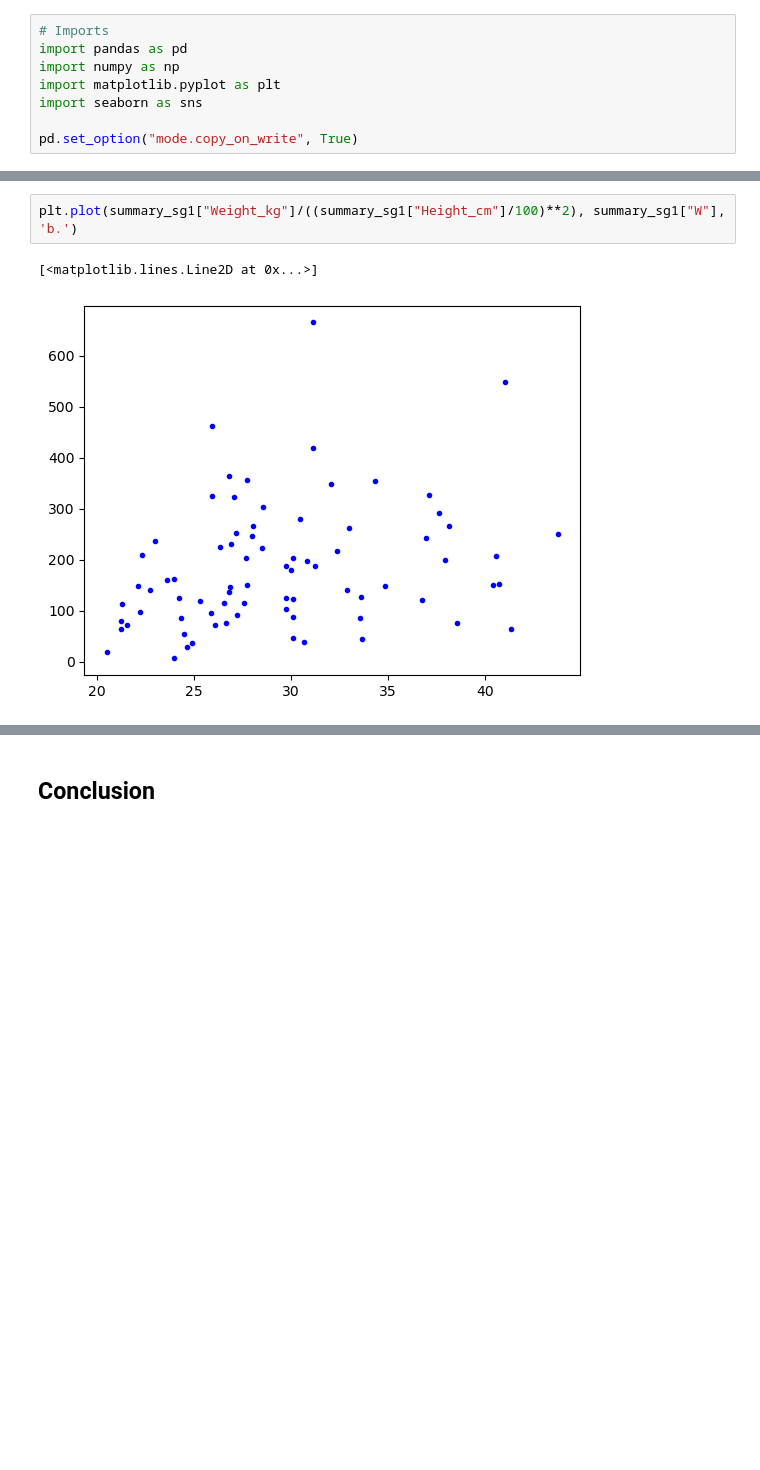
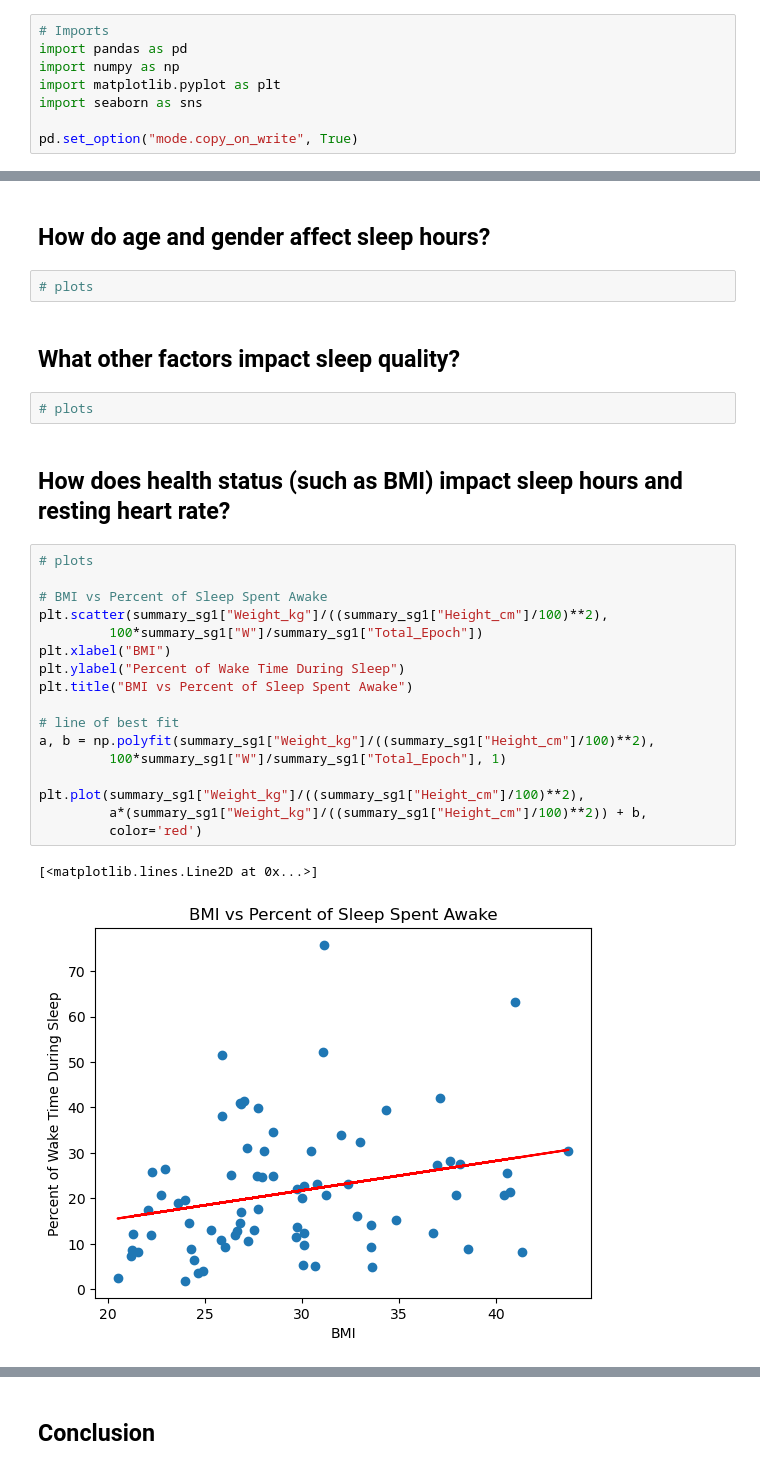
Before and after one commit to josh314151/DATA-601-602-G15, a Jupyter notebook: project_report.ipynb, the cells around one changed output, grey strips where cells are left out. Saved outputs shown, nothing was run; the diff lists cells and outputs as text; blank space fills up the shorter version.

Commit message:
Added guiding questions and started making plots

```diff
--- a/project_report.ipynb
+++ b/project_report.ipynb
@@ -230,8 +244,33 @@ n2              float64
 U               float64
 N               float64
 dtype: object
+# %% [markdown]
+## How do age and gender affect sleep hours?
+# %%
+# plots
+# %% [markdown]
+## What other factors impact sleep quality?
+# %%
+# plots
+# %% [markdown]
+## How does health status (such as BMI) impact sleep hours and resting heart rate?
 # %%
-plt.plot(summary_sg1["Weight_kg"]/((summary_sg1["Height_cm"]/100)**2), summary_sg1["W"], 'b.')
+# plots
+
+# BMI vs Percent of Sleep Spent Awake
+plt.scatter(summary_sg1["Weight_kg"]/((summary_sg1["Height_cm"]/100)**2),
+         100*summary_sg1["W"]/summary_sg1["Total_Epoch"])
+plt.xlabel("BMI")
+plt.ylabel("Percent of Wake Time During Sleep")
+plt.title("BMI vs Percent of Sleep Spent Awake")
+
+# line of best fit
+a, b = np.polyfit(summary_sg1["Weight_kg"]/((summary_sg1["Height_cm"]/100)**2),
+         100*summary_sg1["W"]/summary_sg1["Total_Epoch"], 1)
+
+plt.plot(summary_sg1["Weight_kg"]/((summary_sg1["Height_cm"]/100)**2),
+         a*(summary_sg1["Weight_kg"]/((summary_sg1["Height_cm"]/100)**2)) + b,
+         color='red')
 # %% [output]
 [<matplotlib.lines.Line2D at 0x...>]
-[figure, old version]
+[figure, new version]
```
Also changed, not shown: parts of 7 cells of this notebook.
